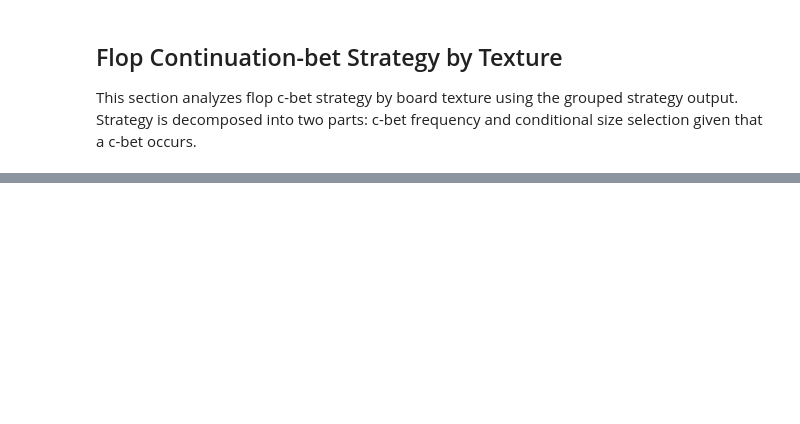
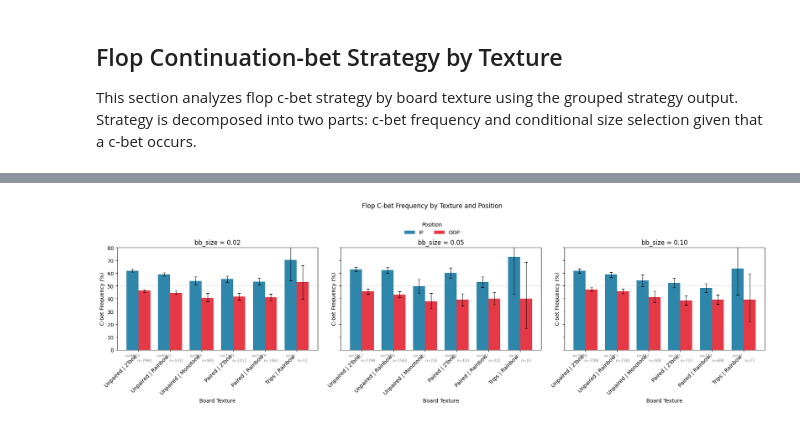
Before and after one commit to royyg77/NLHE-Data-Research, a Jupyter notebook: notebooks/v1_0/flop_cbet_strategy.ipynb, the cells around one changed output, grey strips where cells are left out. Saved outputs shown, nothing was run; the diff lists cells and outputs as text; code cells hidden in the pictures; blank space fills up the shorter version.

```diff
--- a/notebooks/v1_0/flop_cbet_strategy.ipynb
+++ b/notebooks/v1_0/flop_cbet_strategy.ipynb
@@ -421,0 +531,69 @@ plt.show()
+# %%
+# Visualize c-bet frequency by texture, split by position, with Wilson CIs and sample sizes
+
+texture_order = [
+    "Unpaired | 2Tone",
+    "Unpaired | Rainbow",
+    "Unpaired | Monotone",
+    "Paired | 2Tone",
+    "Paired | Rainbow",
+    "Trips | Rainbow",
+]
+
+# Compute Wilson CIs on each row of strategy_agg
+strategy_agg[["cbet_ci_low", "cbet_ci_high"]] = strategy_agg.apply(
+    lambda row: pd.Series(wilson_ci(row["cbets"], row["cbet_opportunities"])),
+    axis=1
+)
+strategy_agg["cbet_ci_low_pct"] = strategy_agg["cbet_ci_low"] * 100
+strategy_agg["cbet_ci_high_pct"] = strategy_agg["cbet_ci_high"] * 100
+
+stakes = sorted(strategy_agg["bb_size"].unique())
+fig, axes = plt.subplots(1, len(stakes), figsize=(18, 5), sharey=True)
+
+bar_width = 0.38
+positions = ["IP", "OOP"]
+colors = {"IP": "#2E86AB", "OOP": "#E63946"}
+
+for ax, stake in zip(axes, stakes):
+    sub = strategy_agg[strategy_agg["bb_size"] == stake]
+    x = np.arange(len(texture_order))
+
+    for i, pos in enumerate(positions):
+        pos_data = (
+            sub[sub["relative_position"] == pos]
+            .set_index("texture")
+            .reindex(texture_order)
+            .reset_index()
+        )
+        offset = (i - 0.5) * bar_width
+        freq = pos_data["cbet_frequency"]
+        err_low = freq - pos_data["cbet_ci_low_pct"]
+        err_high = pos_data["cbet_ci_high_pct"] - freq
+
+        ax.bar(x + offset, freq, bar_width, label=pos, color=colors[pos],
+               yerr=[err_low, err_high], capsize=3, error_kw={"elinewidth": 0.8})
+
+        # Annotate sample size below each bar — stagger IP and OOP onto different rows
+        y_offset = -3 if pos == "IP" else -7
+        for xi, n in zip(x + offset, pos_data["cbet_opportunities"]):
+            ax.text(xi, y_offset, f"n={int(n)}", ha="center", va="top",
+                    fontsize=7, color="gray")
+
+    ax.set_title(f"bb_size = {stake:.2f}")
+    ax.set_xlabel("Board Texture")
+    ax.set_ylabel("C-bet Frequency (%)")
+    ax.set_xticks(x)
+    ax.set_xticklabels(texture_order, rotation=45, ha="right")
+    ax.set_ylim(0, 80)
+    ax.axhline(50, color="gray", linestyle="--", linewidth=0.5, alpha=0.5)
+
+handles, labels = axes[0].get_legend_handles_labels()
+fig.legend(handles, labels, loc="upper center", bbox_to_anchor=(0.5, 1.02),
+           ncol=2, frameon=False, title="Position")
+fig.suptitle("Flop C-bet Frequency by Texture and Position", y=1.10)
+fig.subplots_adjust(wspace=0.1, bottom=0.32, top=0.82)
+plt.tight_layout()
+plt.show()
+# %% [output]
+[figure, added]
```
Also changed, not shown: parts of 29 cells of this notebook, 2 other files.
